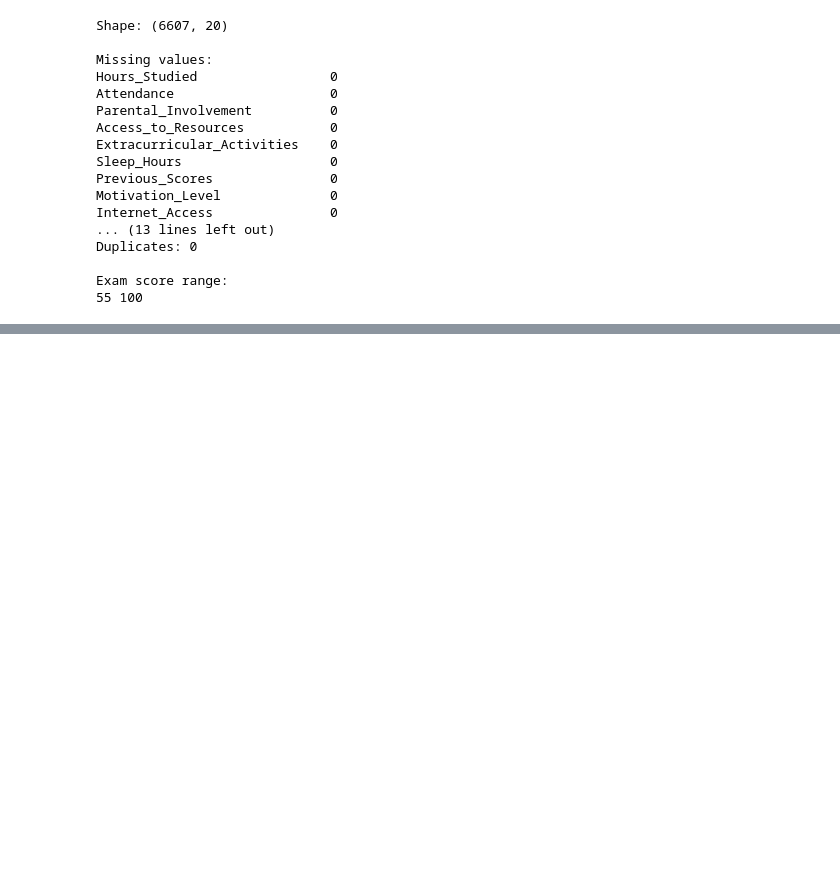
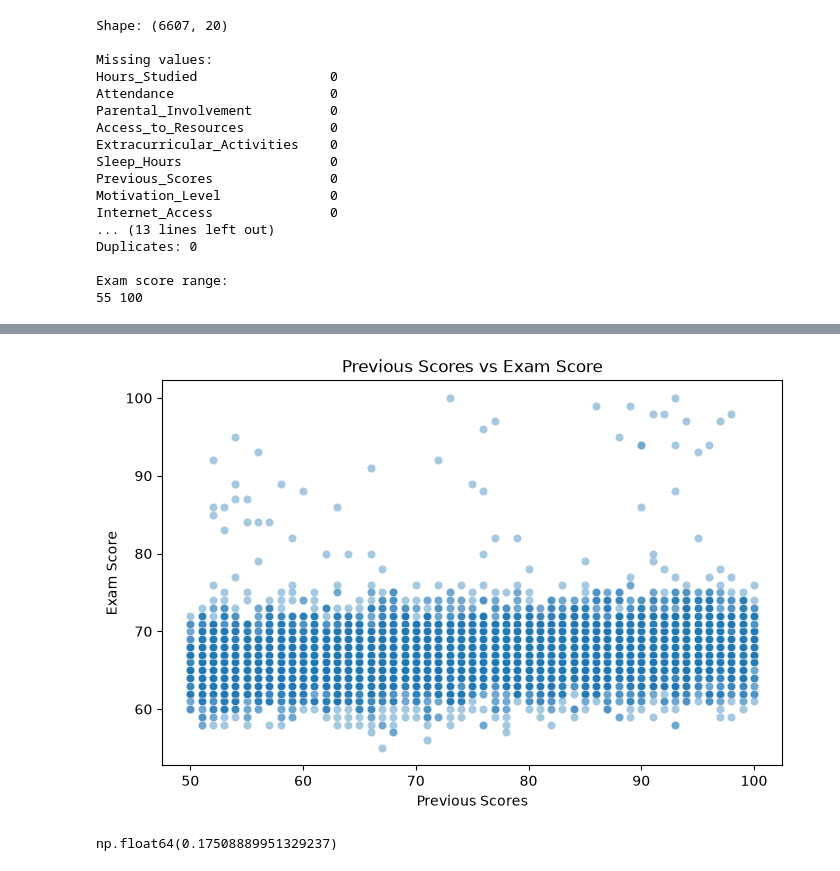
Before and after one commit to sayani-code/student-performance-analyzer, a Jupyter notebook: notebooks/_01student_performance_analysis.ipynb, the cells around one changed output, grey strips where cells are left out. Cells and saved outputs as stored; diff of their text form; code cells hidden in the pictures; blank space fills up the shorter version.

```diff
--- a/notebooks/_01student_performance_analysis.ipynb
+++ b/notebooks/_01student_performance_analysis.ipynb
@@ -340,0 +504,21 @@ df_clean.to_csv(
+# %%
+plt.figure(figsize=(8, 5))
+
+sns.scatterplot(
+    data=df_clean,
+    x="Previous_Scores",
+    y="Exam_Score",
+    alpha=0.4
+)
+
+plt.title("Previous Scores vs Exam Score")
+plt.xlabel("Previous Scores")
+plt.ylabel("Exam Score")
+
+plt.show()
+# %% [output]
+[figure, added]
+# %%
+df_clean["Previous_Scores"].corr(df_clean["Exam_Score"])
+# %% [output]
+np.float64(0.17508889951329237)
```
Also changed, not shown: parts of 50 cells of this notebook.
